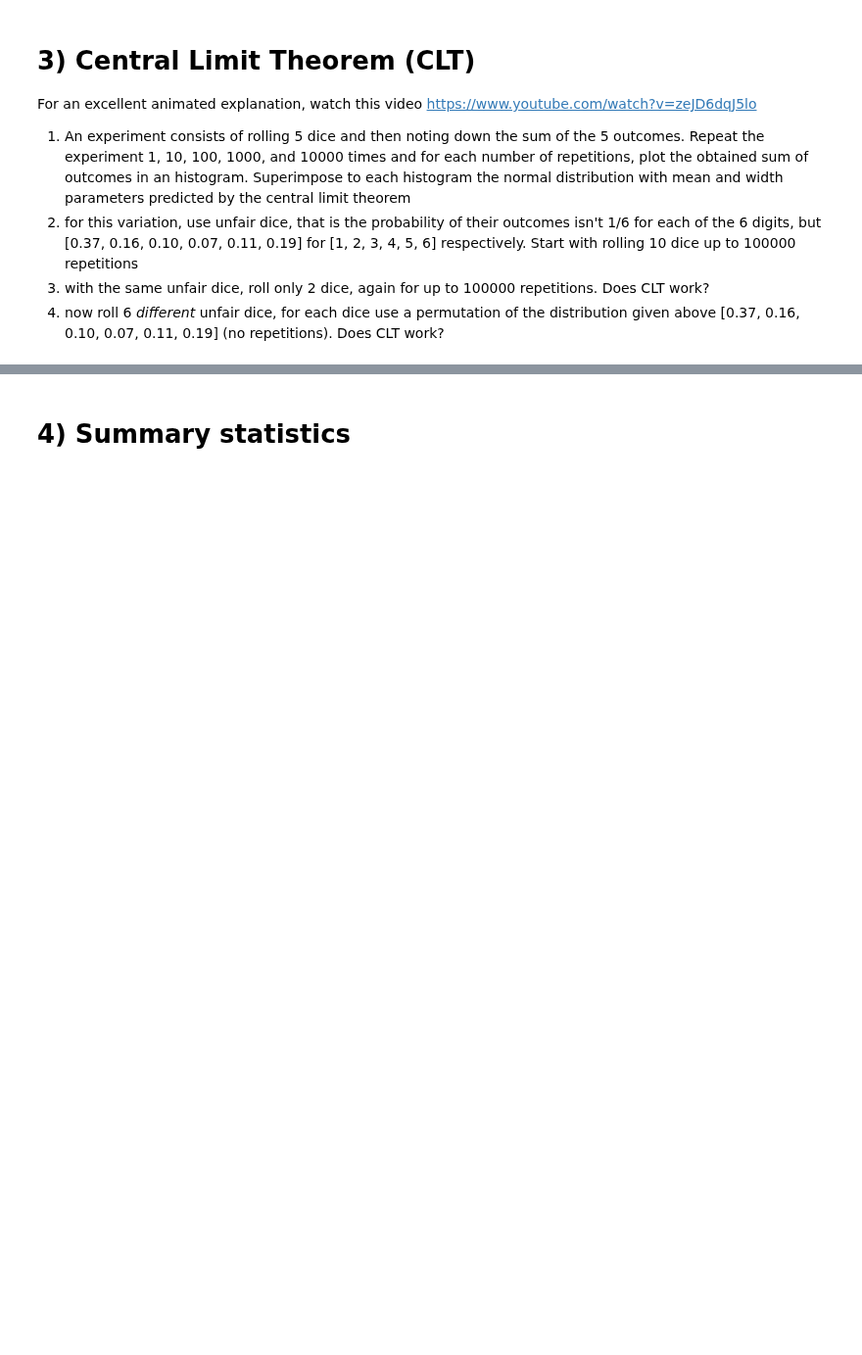
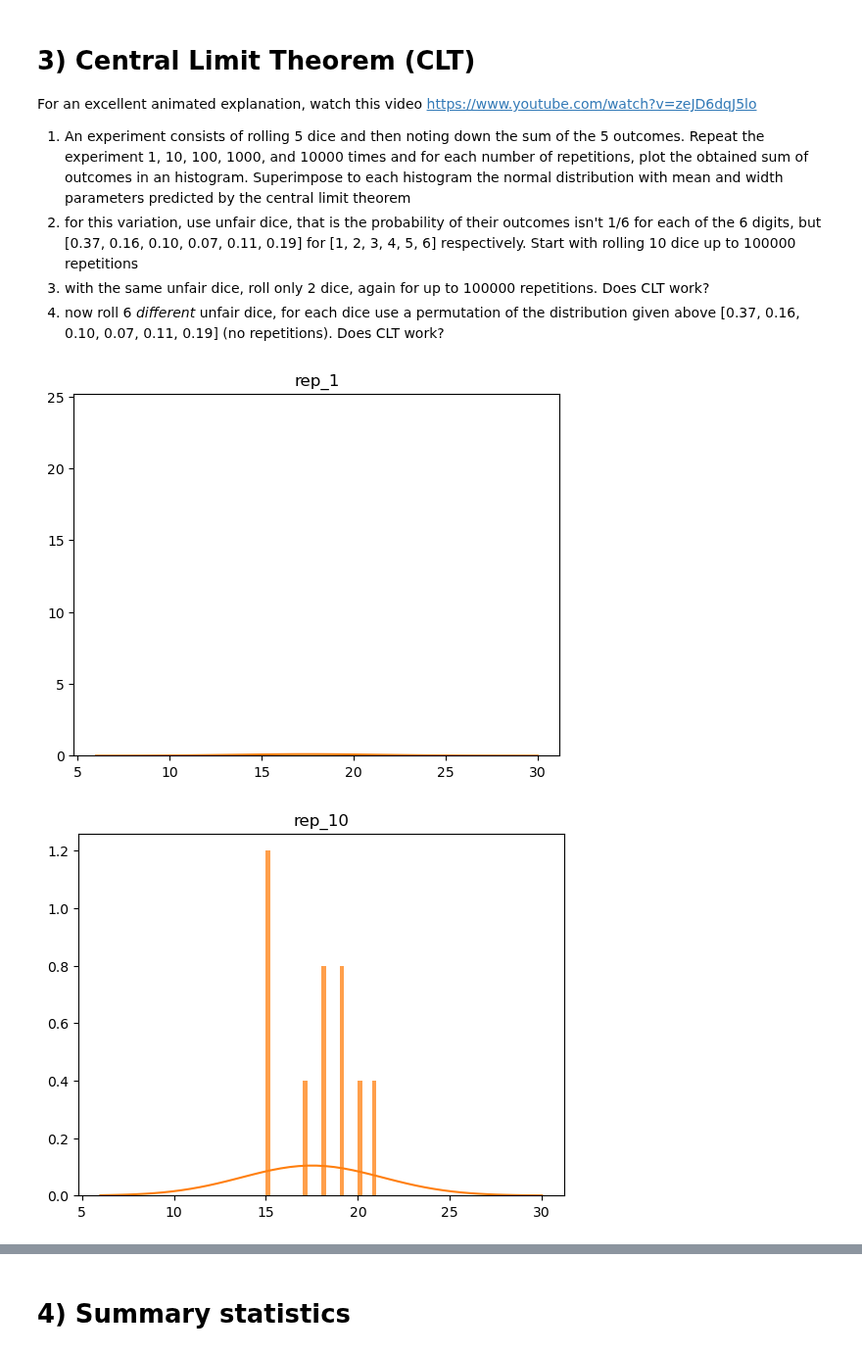
Before and after one commit to Matteo-Bellino/SMATEP_Project, a Jupyter notebook: exercises/Exercise1/Exercise1_BELLINO.ipynb, the cells around one changed output, grey strips where cells are left out. Shown at 98% size. Drawn from its saved outputs; the diff is of its cells as text; code cells hidden in the pictures; blank space fills up the shorter version.

Commit message:
Exercise 1.3.1
I start solving the third exercise. Actually, in this commit there's also the end of exercise 2 as I forgot to save it before committing.

```diff
--- a/exercises/Exercise1/Exercise1_BELLINO.ipynb
+++ b/exercises/Exercise1/Exercise1_BELLINO.ipynb
@@ -198,3 +198,50 @@ https://www.youtube.com/watch?v=zeJD6dqJ5lo
 3. for this variation, use unfair dice, that is the probability of their outcomes isn't 1/6 for each of the 6 digits, but [0.37, 0.16, 0.10, 0.07, 0.11, 0.19] for [1, 2, 3, 4, 5, 6] respectively. Start with rolling 10 dice up to 100000 repetitions
 2. with the same unfair dice, roll only 2 dice, again for up to 100000 repetitions. Does CLT work?
 3. now roll 6 *different* unfair dice, for each dice use a permutation of the distribution given above [0.37, 0.16, 0.10, 0.07, 0.11, 0.19] (no repetitions). Does CLT work?
+# %%
+# POINT 1
+# Assuming the dice are fair, the outcomes are uniformly distributed.
+import numpy as np
+import matplotlib.pyplot as plt
+import math as m
+N = 5
+np.random.seed(1235897)
+
+rep_1 = np.zeros(1) #Array containing the sum of the N dices over 1 repetition
+rep_10 = np.zeros(10)
+rep_100 = np.zeros(100)
+rep_1k = np.zeros(1000)
+rep_10k = np.zeros(10000)
+rep = {"rep_1":rep_1,"rep_10":rep_10,"rep_100":rep_100,"rep_1k":rep_1k,"rep_10k":rep_10k}
+colour = {"rep_1":"#1F77B4","rep_10":"#FF7F0E","rep_100":"#2CA02C","rep_1k":"#D62728","rep_10k":"#9467BD"}
+
+for name,variable in rep.items():
+    l=0
+    while l<np.size(variable):
+        i=0
+        while i<N:
+            variable[l] += np.random.randint(1,7) #apparently the higher extreme is excluded
+            i+=1
+        l+=1
+
+mu = 3.5 #mean of a uniform distribution of single-fair-dice outcomes
+var = 0; i=1
+while i<7: var+=i**2/6; i+=1;
+var = var-mu**2 #variance of the same random variable
+
+x = np.linspace(6,30)
+y = np.zeros(np.size(x))
+for name, variable in rep.items():
+    plt.hist(variable, 24, density=1, facecolor=colour[name], alpha=0.75, ec="black")
+    plt.title(name)
+    i = 0
+    while i<np.size(x):
+        y[i] = 1/m.sqrt(2*m.pi)/m.sqrt(N*var)*m.exp(-1/2*(x[i]-N*mu)**2/N/var)
+        i += 1
+    plt.plot(x,y)
+    plt.show()
+
+#I'm concerned with the results of rep_100... there are some values that are never taken. On the one hand, 100 is not that high to get all the 24 possible outcomes, but on the other hand it still looks weird
+# %% [output]
+[figure, added]
+[figure, added]
```
Also changed, not shown: parts of 2 cells of this notebook.
